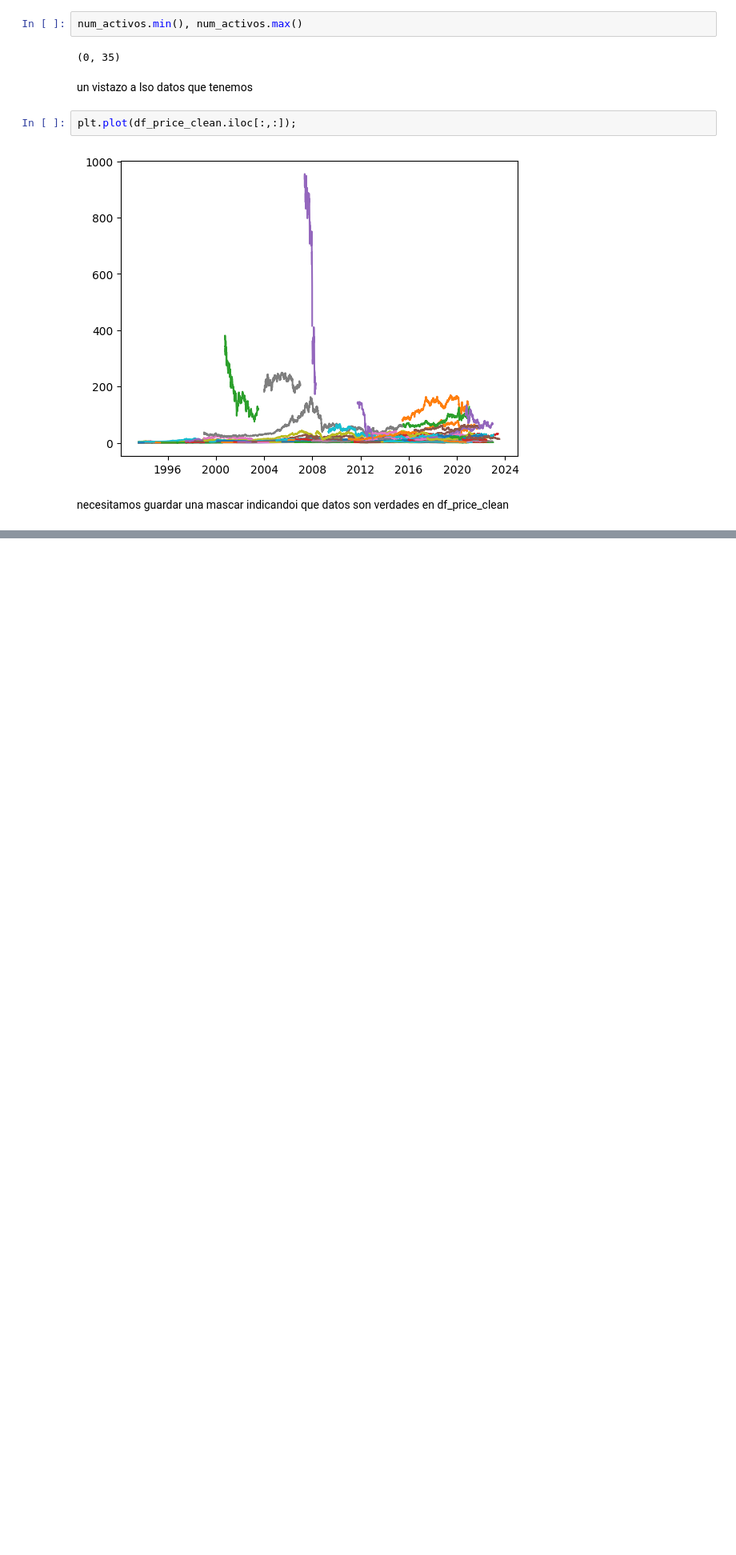
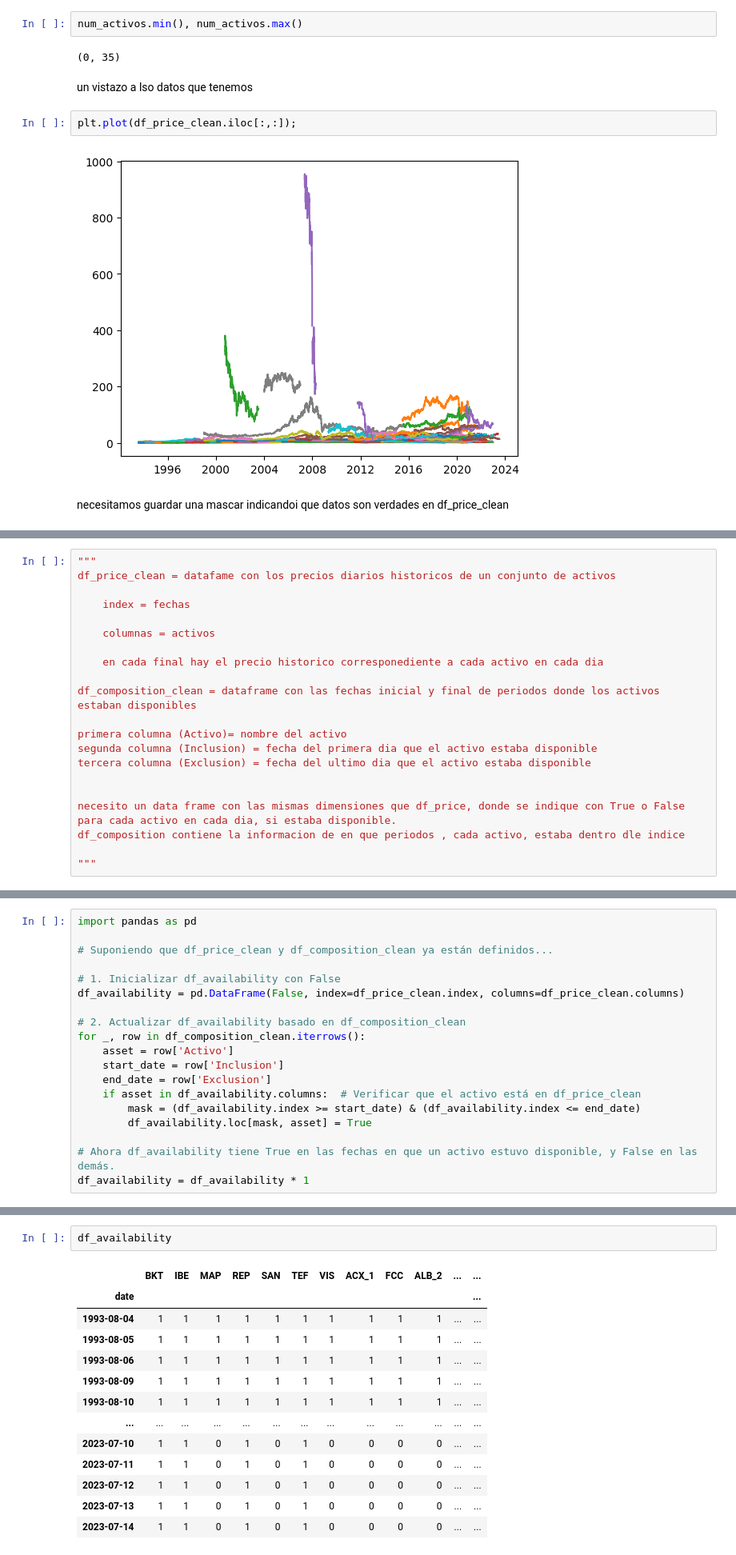
Before and after one commit to tintenderete/TFM, a Jupyter notebook: DATA/ibex_historical_data.ipynb, the cells around one changed output, grey strips where cells are left out. Shown at 80% size. Drawn from its saved outputs; the diff is of its cells as text; blank space fills up the shorter version.

```diff
--- a/DATA/ibex_historical_data.ipynb
+++ b/DATA/ibex_historical_data.ipynb
@@ -576,0 +613,21 @@ df_price_clean_real_value_mask
+# %%
+"""
+df_price_clean = datafame con los precios diarios historicos de un conjunto de activos
+
+    index = fechas
+
+    columnas = activos
+
+    en cada final hay el precio historico corresponediente a cada activo en cada dia
+
+df_composition_clean = dataframe con las fechas inicial y final de periodos donde los activos estaban disponibles
+
+primera columna (Activo)= nombre del activo
+segunda columna (Inclusion) = fecha del primera dia que el activo estaba disponible
+tercera columna (Exclusion) = fecha del ultimo dia que el activo estaba disponible
+
+
+necesito un data frame con las mismas dimensiones que df_price, donde se indique con True o False para cada activo en cada dia, si estaba disponible.
+df_composition contiene la informacion de en que periodos , cada activo, estaba dentro dle indice
+
+"""
@@ -576,0 +669,19 @@ df_price_clean_real_value_mask
+# %%
+import pandas as pd
+
+# Suponiendo que df_price_clean y df_composition_clean ya están definidos...
+
+# 1. Inicializar df_availability con False
+df_availability = pd.DataFrame(False, index=df_price_clean.index, columns=df_price_clean.columns)
+
+# 2. Actualizar df_availability basado en df_composition_clean
+for _, row in df_composition_clean.iterrows():
+    asset = row['Activo']
+    start_date = row['Inclusion']
+    end_date = row['Exclusion']
+    if asset in df_availability.columns:  # Verificar que el activo está en df_price_clean
+        mask = (df_availability.index >= start_date) & (df_availability.index <= end_date)
+        df_availability.loc[mask, asset] = True
+
+# Ahora df_availability tiene True en las fechas en que un activo estuvo disponible, y False en las demás.
+df_availability = df_availability * 1
@@ -576,0 +723,16 @@ df_price_clean_real_value_mask
+# %%
+df_availability
+# %% [output]
+|  | BKT | IBE | MAP | REP | SAN | TEF | VIS | ACX_1 | FCC | ALB_2 | ... | ... |
+| date |  |  |  |  |  |  |  |  |  |  |  | ... |
+| 1993-08-04 | 1 | 1 | 1 | 1 | 1 | 1 | 1 | 1 | 1 | 1 | ... | ... |
+| 1993-08-05 | 1 | 1 | 1 | 1 | 1 | 1 | 1 | 1 | 1 | 1 | ... | ... |
+| 1993-08-06 | 1 | 1 | 1 | 1 | 1 | 1 | 1 | 1 | 1 | 1 | ... | ... |
+| 1993-08-09 | 1 | 1 | 1 | 1 | 1 | 1 | 1 | 1 | 1 | 1 | ... | ... |
+| 1993-08-10 | 1 | 1 | 1 | 1 | 1 | 1 | 1 | 1 | 1 | 1 | ... | ... |
+| ... | ... | ... | ... | ... | ... | ... | ... | ... | ... | ... | ... | ... |
+| 2023-07-10 | 1 | 1 | 0 | 1 | 0 | 1 | 0 | 0 | 0 | 0 | ... | ... |
+| 2023-07-11 | 1 | 1 | 0 | 1 | 0 | 1 | 0 | 0 | 0 | 0 | ... | ... |
+| 2023-07-12 | 1 | 1 | 0 | 1 | 0 | 1 | 0 | 0 | 0 | 0 | ... | ... |
+| 2023-07-13 | 1 | 1 | 0 | 1 | 0 | 1 | 0 | 0 | 0 | 0 | ... | ... |
+| 2023-07-14 | 1 | 1 | 0 | 1 | 0 | 1 | 0 | 0 | 0 | 0 | ... | ... |
```
Also changed, not shown: parts of 19 cells of this notebook.
